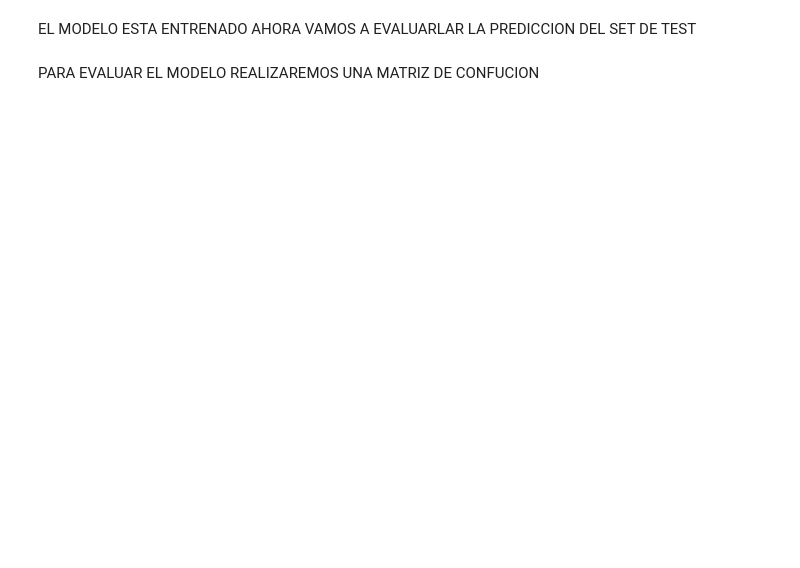
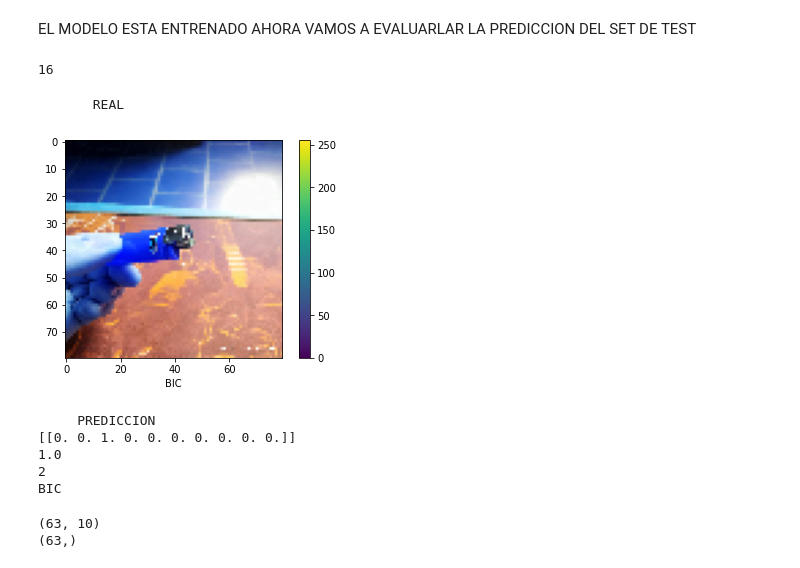
Before and after one commit to octagomez/clasificador_encendedores_ML_minist_3, a Jupyter notebook: ML_RED_convolucionales_TP1.ipynb, the cells around one changed output. Saved outputs shown, nothing was run; the diff lists cells and outputs as text; code cells hidden in the pictures; blank space fills up the shorter version.

Commit message:
se sube el modelo listo y con unos controles leves

```diff
--- a/ML_RED_convolucionales_TP1.ipynb
+++ b/ML_RED_convolucionales_TP1.ipynb
@@ -367,6 +385,45 @@ plt.plot(trained.history["loss"])
 # %% [markdown]
 EL MODELO ESTA ENTRENADO AHORA VAMOS A EVALUARLAR LA PREDICCION DEL SET DE TEST
+# %%
+import random as rd
+rd.randrange(0, 314)
+# %% [output]
+16
+# %%
+n = rd.randrange(0, 63)
+img = X_test[n]
+img = np.expand_dims(img,0)
+
+print("       REAL         ")
+class_names = ['CLIPER','DESCARTABLE','BIC']
+
+plt.figure()
+plt.imshow(X_test[n]) # NOS SIRVE PARA ELIMINAR el indice para poder graficar  (100, 80, 80, 3) -> (80, 80, 3)
+plt.xlabel(class_names[y_test[n]])
+plt.colorbar()
+plt.grid(False)
+plt.show()
+####################################
+#          PREDICCION
+#####################################
+print("     PREDICCION    ")
+prediction_single = model.predict(img) # prediccion de la imagen
+print(prediction_single) # imprime la imagen
+print(np.sum(prediction_single)) # suma los valores de variables
+print(np.argmax(prediction_single)) # devuelve el mayor valor
+print(class_names[np.argmax(prediction_single)])
+# %% [output]
+       REAL
+[figure, added]
+     PREDICCION
+[[0. 0. 1. 0. 0. 0. 0. 0. 0. 0.]]
+1.0
+2
+BIC
 # %%
 predict = model.predict(X_test)
+print(predict.shape)
+print(y_test.shape)
+# %% [output]
+(63, 10)
+(63,)
-# %% [markdown]
-PARA EVALUAR EL MODELO REALIZAREMOS UNA MATRIZ DE CONFUCION
```
Also changed, not shown: parts of 10 cells of this notebook.
